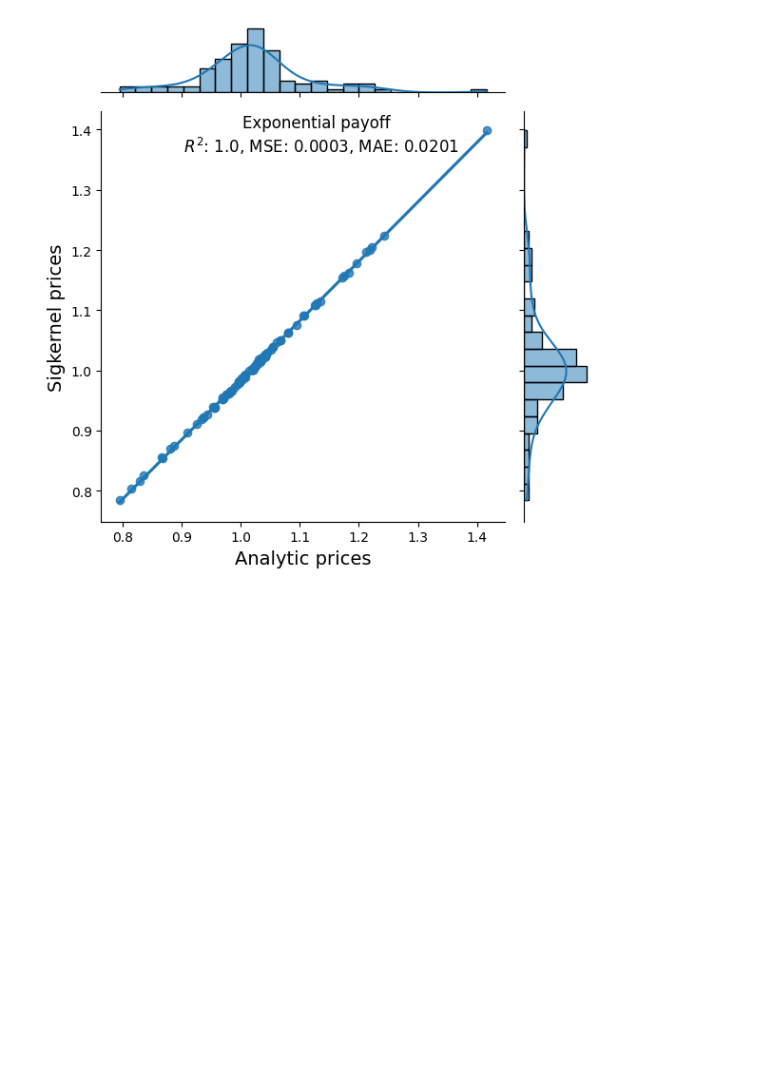
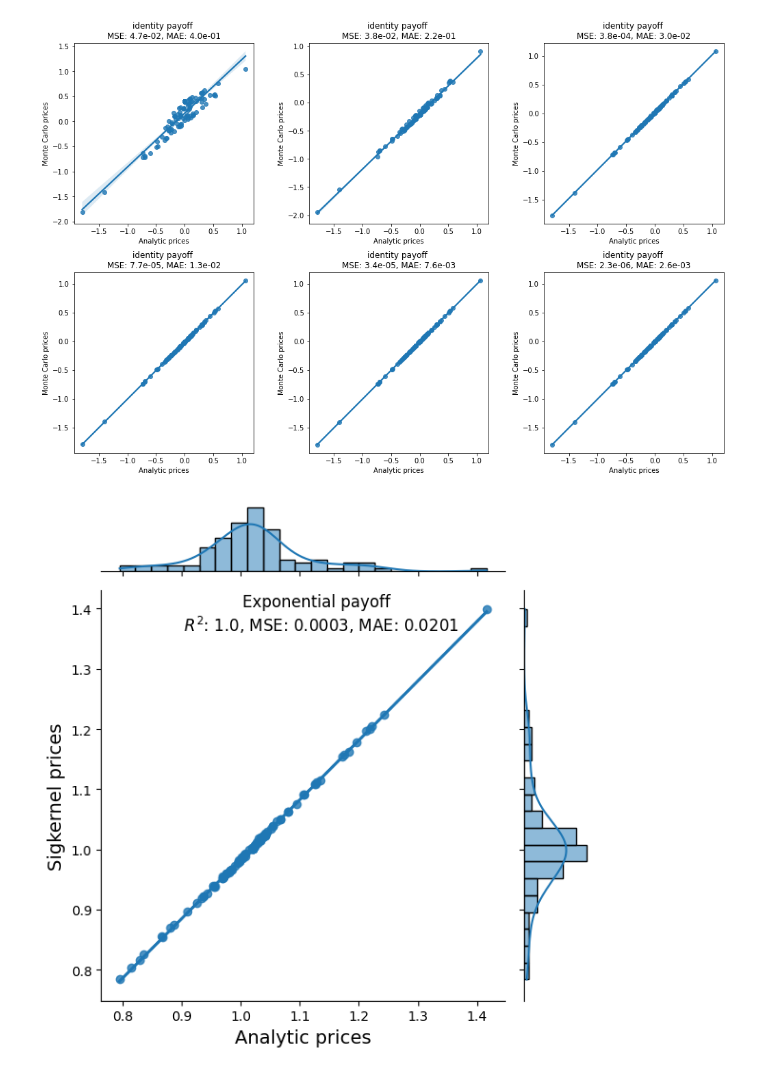
Before and after one commit to crispitagorico/sigppde, a Jupyter notebook: fBM_ppde.ipynb, the cells around one changed output. Drawn from its saved outputs; the diff is of its cells as text; code cells hidden in the pictures; blank space fills up the shorter version.

```diff
--- a/fBM_ppde.ipynb
+++ b/fBM_ppde.ipynb
@@ -19,25 +13,26 @@ device = torch.device("cuda" if torch.cuda.is_available() else "cpu")
 # %%
 # model parameters
 T, a         = 1., -0.4
-n_increments = 1000
+n_increments = 10
+grid = np.linspace(0, T, 1+n_increments)
 
 # payoffs
-# payoff_type = 'Identity'
-payoff_type = 'Exponential'
+payoff_type = 'identity'
+# payoff_type = 'Exponential'
 # payoff_type = 'Call'
 
 nu = 2e-1
 log_strike = -2
-if payoff_type == 'Identity':
+if payoff_type == 'identity':
     payoff = lambda x: x
-if payoff_type == 'Exponential':
+if payoff_type == 'exponential':
     payoff = lambda x: np.exp(nu*x)
-if payoff_type == 'Call':
+if payoff_type == 'call':
     payoff = lambda x: max(x - log_strike, 0.) # call
 
 # evaluation points
 n_eval       = 100
-t_inds_eval  = np.random.choice([n_increments-500], n_eval)
-# t_inds_eval  = np.random.choice(n_increments, n_eval)
+# t_inds_eval  = np.random.choice([n_increments], n_eval)
+t_inds_eval  = np.random.choice(np.arange(n_increments), n_eval)
 paths_eval   = generate_theta_paths(t_inds_eval, n_increments, T, a)
 # %%
@@ -67 +44,31 @@ dyadic_order, max_batch = 1, 200
+# %%
+fig, axes = plt.subplots(2, 3, figsize=(15,10))  # 2 rows, 3 columns
+fig.tight_layout(pad=5.0)
+
+idx = 0
+for n_samples_mc in [10, 100, 1000, 10000, 20000, 30000]:
+    mc_pricer = fBM_MC_pricer(n_increments, n_samples_mc, T, a)
+    mc_prices = mc_pricer.fit_predict(t_inds_eval, paths_eval, payoff)
+
+    mse_error = mse(true_prices, mc_prices)
+    mae_error = mae(true_prices, mc_prices)
+
+    row, col = divmod(idx, 3)  # get row and column index
+    ax = axes[row, col]
+
+    sns.regplot(x=true_prices, y=mc_prices, ax=ax)
+    ax.set_xlabel('Analytic prices')
+    ax.set_ylabel('Monte Carlo prices')
+
+    # Display errors in scientific notation
+    title_text = (f"{payoff_type} payoff \n"
+                  f"MSE: {mse_error:.1e}, MAE: {mae_error:.1e}")
+
+    ax.set_title(title_text)
+
+    idx += 1
+
+plt.show()
+# %% [output]
+[figure, added]
 # %%
```
Also changed, not shown: parts of 7 cells of this notebook, 4 other files.
